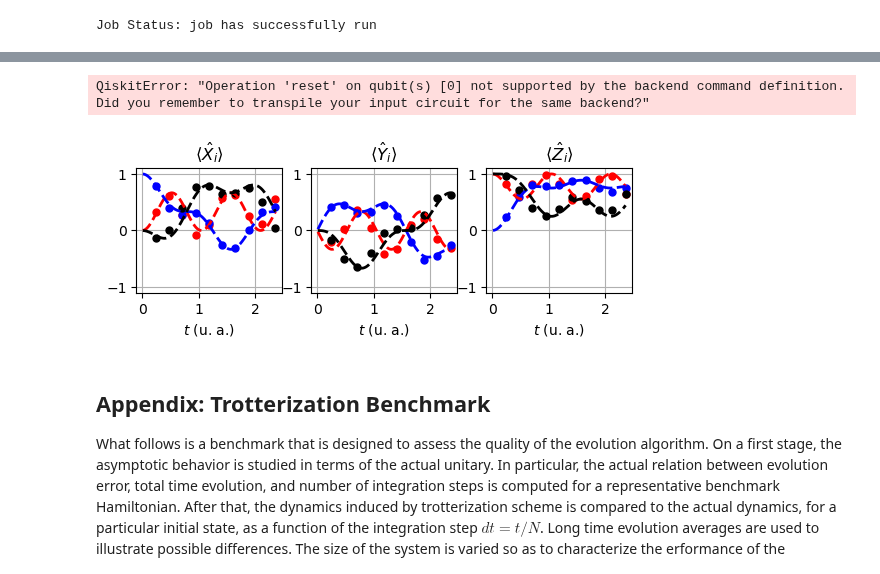
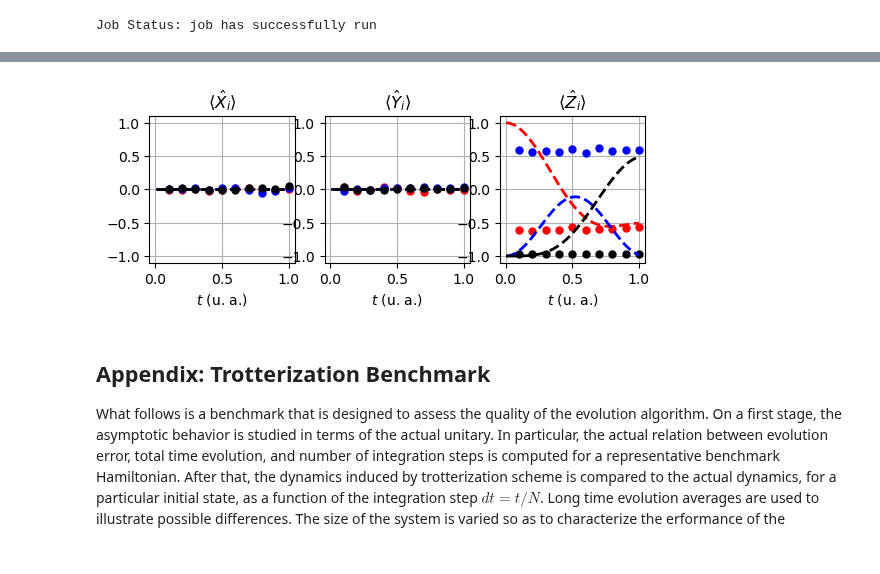
Before and after one commit to DiegoHerrera262/Thesis2020, a Jupyter notebook: PyHeisenberg/Benchmarking.ipynb, the cells around one changed output, grey strips where cells are left out. Cells and saved outputs as stored; diff of their text form; code cells hidden in the pictures.

Commit message:
feature: solved problems with simulation when updated initialization.

```diff
--- a/PyHeisenberg/Benchmarking.ipynb
+++ b/PyHeisenberg/Benchmarking.ipynb
@@ -327,24 +326,34 @@ In this section, an evolution algorithm based on the cross resonance gate descri
 # %%
 pGraph = PulseSpinGraph(
     spinInteractions={
-        (0, 1): [1, 1, 1],
-        (1, 2): [1, 1, 1],
+        (0, 1): [0, 0, 0],
+        (1, 2): [0, 0, 0],
+        (1, 3): [1, 1, 1],
+        (3, 5): [1, 1, 1],
+        (4, 5): [0, 0, 0],
+        (5, 6): [0, 0, 0],
     },
     externalField={
         0: [0.0, 0.0, 0.0],
         1: [0.0, 0.0, 0.0],
+        2: [0.0, 0.0, 0.0],
+        3: [0.0, 0.0, 0.0],
+        4: [0.0, 0.0, 0.0],
+        5: [0.0, 0.0, 0.0],
+        6: [0.0, 0.0, 0.0],
     },
-    localSimulation=False,
-    backendName='ibmq_jakarta',
+    localSimulation=True,
+    backendName='qasm_simulator',
     noisySimulation=False,
-    # initialState=1/np.sqrt(1) * np.array([0, 0, 0, 0, 0, 1, 0, 0])
+    initializeList=[3,5]
 )
 pAnalyzer = DataAnalyzer(spinGraph=pGraph)
 # %%
-pauliStrings = ['XII', 'IXI', 'IIX', 'YII', 'IYI', 'IIY', 'ZII', 'IZI', 'IIZ']
+pauliStrings = ['IXIIIII', 'IIIXIII', 'IIIIIXI', 'IYIIIII',
+                'IIIYIII', 'IIIIIYI', 'IZIIIII', 'IIIZIII', 'IIIIIZI']
 timesEx, resultSeriesExact = pGraph.exactPauliExpValSeries(
     pauliStrings,
-    t=3*np.pi/4
+    t=1
 )
 ExX1, ExX2, ExX3, ExY1, ExY2, ExY3, ExZ1, ExZ2, ExZ3 = itemgetter(
     *pauliStrings)(resultSeriesExact)
@@ -356,7 +394,7 @@ Job Status: job has successfully run
 times, resultSeries = pGraph.pauliExpValSeries(
     pauliStrings,
     MAX_STEPS=10,
-    t=3*np.pi/4,
+    t=1,
     # measurementFitter=measurementFitter
 )
 X1, X2, X3, Y1, Y2, Y3, Z1, Z2, Z3 = itemgetter(*pauliStrings)(resultSeries)
@@ -373,39 +401,33 @@ from qiskit import schedule, assemble, transpile, execute
-# %%
-pm = PassManager([RZXCalibrationBuilderNoEcho(pGraph.backend)])
-qcPulse = pm.run(pGraph.evolutionCircuit(STEPS=2))
-pulseSchedule = schedule(qcPulse, pGraph.backend)
-# %% [output]
-QiskitError: "Operation 'reset' on qubit(s) [0] not supported by the backend command definition. Did you remember to transpile your input circuit for the same backend?"
 # %%
 fig, (axX, axY, axZ) = plt.subplots(1, 3)
 axX.plot(times, X1, 'ro', times, X2, 'bo', times, X3, 'ko')
 axX.plot(timesEx, ExX1, color='red', linewidth=2, linestyle='dashed')
 axX.plot(timesEx, ExX2, color='blue', linewidth=2, linestyle='dashed')
 axX.plot(timesEx, ExX3, color='black', linewidth=2, linestyle='dashed')
 axX.set_title(r"$\langle\hat{X}_i\rangle$")
 axX.set_xlabel(r"$t$ (u. a.)")
-axX.set_aspect('equal')
+axX.set_aspect(aspect=0.5)
 axX.set_ylim([-1.1, 1.1])
 axY.plot(times, Y1, 'ro', times, Y2, 'bo', times, Y3, 'ko')
 axY.plot(timesEx, ExY1, color='red', linewidth=2, linestyle='dashed')
 axY.plot(timesEx, ExY2, color='blue', linewidth=2, linestyle='dashed')
 axY.plot(timesEx, ExY3, color='black', linewidth=2, linestyle='dashed')
 axY.set_title(r"$\langle\hat{Y}_i\rangle$")
 axY.set_xlabel(r"$t$ (u. a.)")
-axY.set_aspect('equal')
+axY.set_aspect(aspect=0.5)
 axY.set_ylim([-1.1, 1.1])
 axZ.plot(times, Z1, 'ro', times, Z2, 'bo', times, Z3, 'ko')
 axZ.plot(timesEx, ExZ1, color='red', linewidth=2, linestyle='dashed')
 axZ.plot(timesEx, ExZ2, color='blue', linewidth=2, linestyle='dashed')
 axZ.plot(timesEx, ExZ3, color='black', linewidth=2, linestyle='dashed')
 axZ.set_title(r"$\langle\hat{Z}_i\rangle$")
 axZ.set_xlabel(r"$t$ (u. a.)")
-axZ.set_aspect('equal')
+axZ.set_aspect(aspect=0.5)
 axZ.set_ylim([-1.1, 1.1])
 fig.savefig('XYZModel.pdf')
 plt.show()
 # %% [output]
-[figure, old version]
+[figure, new version]
 # %% [markdown]
 ## Appendix: Trotterization Benchmark
 
```
Also changed, not shown: parts of 7 cells of this notebook, 5 other files.
